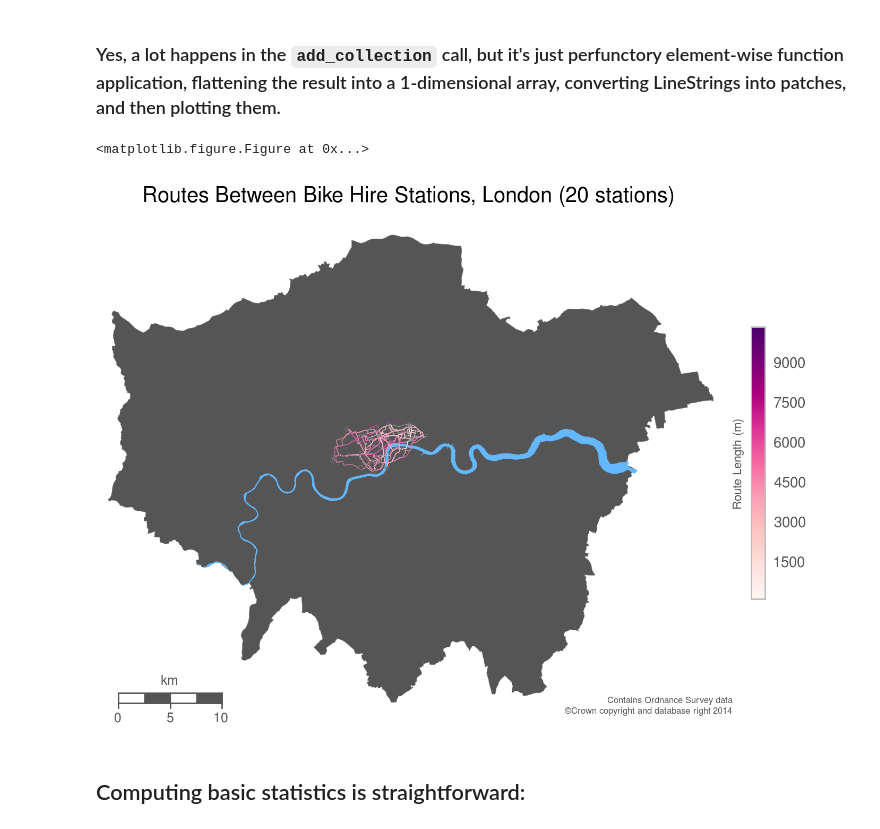
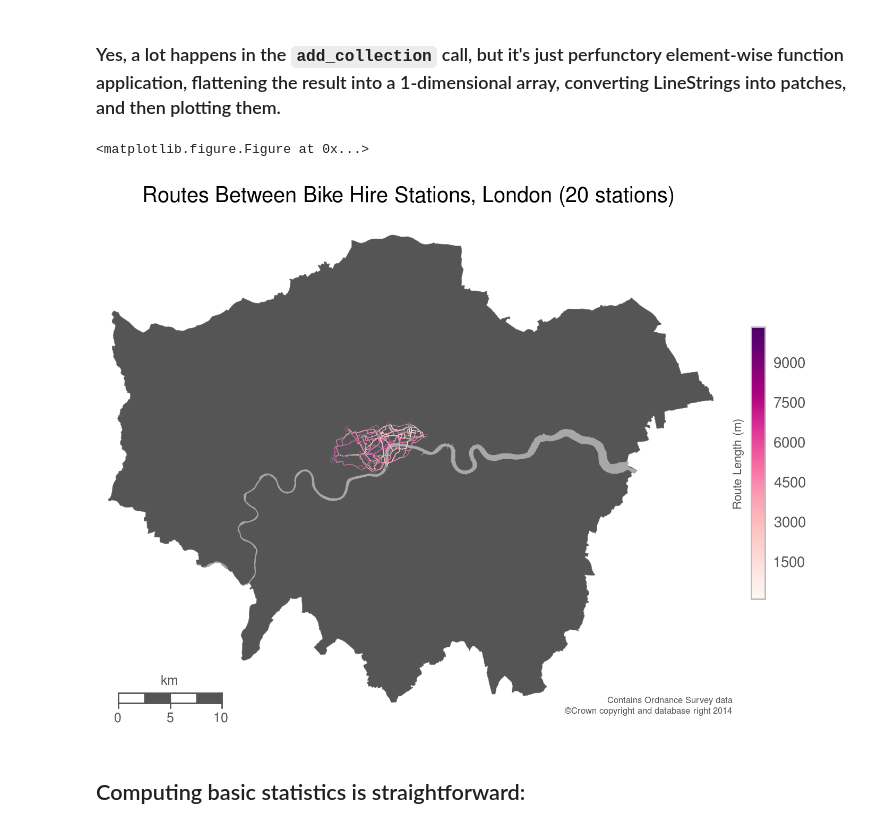
Before and after one commit to urschrei/Geopython, a Jupyter notebook: bikepath.ipynb, the cells around one changed output. Saved outputs shown, nothing was run; the diff lists cells and outputs as text; code cells hidden in the pictures.

```diff
--- a/bikepath.ipynb
+++ b/bikepath.ipynb
@@ -368,7 +368,7 @@ thames_poly = unary_union([Polygon(xy) for xy in m.thames])
 tp = PatchCollection(
     [PolygonPatch(poly) for poly in thames_poly],
     match_original=False,
-    color='#63B8FF', lw=.25, alpha=1., zorder=3)
+    color='#a8a8a8', lw=.25, alpha=1., zorder=3)
 ax.add_collection(tp)
 
 # scatter plot of first 20 station locations
@@ -376,34 +376,34 @@ m.scatter(
     *zip(m(*zip(*nodes['coords'][:20]))),
     s=10, zorder=5, lw=.2,
     color='#545454', edgecolor='#ffffff', alpha=.35)
 
 # We need to reproduce the OS Data copyright licence
 smallprint = ax.text(
     1.03, 0,
     r'\begin{flushright}Contains Ordnance Survey data\\\copyright Crown copyright and database right 2014\end{flushright}',
     ha='right', va='bottom',
     size=6,
     color='#555555',
     transform=ax.transAxes,
 )
 
 m.drawmapscale(
     coords[0] + 0.08, coords[1] + 0.0085,
     coords[0], coords[1],
     10.,
     barstyle='fancy', labelstyle='simple',
     fillcolor1='w', fillcolor2='#555555',
     fontcolor='#555555',
     zorder=5)
 
 plt.title("Routes Between Bike Hire Stations, London (%s stations)" % len(routes))
 plt.tight_layout()
 fig.set_size_inches(7.28, 5.25)
 plt.savefig('data/london_bike_routes.png', dpi=300, bbox_inches='tight', alpha=True)
 plt.show()
 # %% [output]
 <matplotlib.figure.Figure at 0x...>
-[figure, old version]
+[figure, new version]
 # %% [markdown]
 ## Computing basic statistics is straightforward:
 # %%
```
Also changed, not shown: 1 other file.
